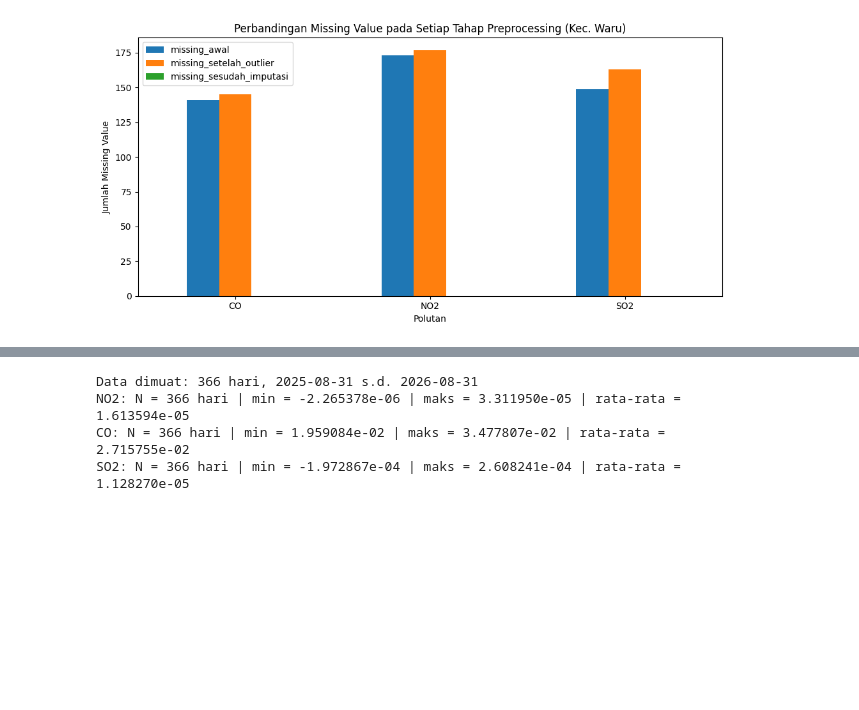
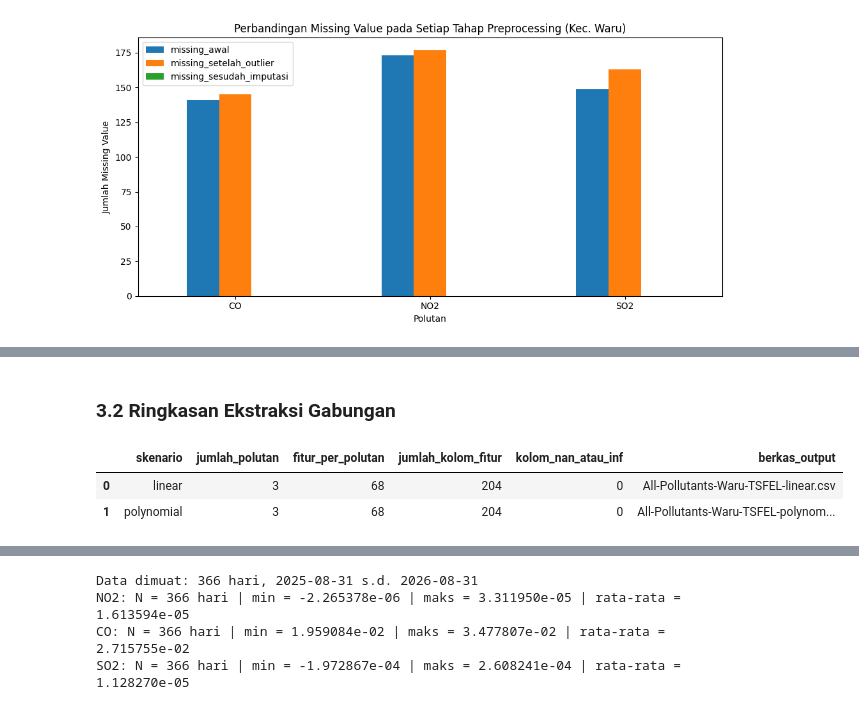
Before and after one commit to al-renaldy073/PSD, a Jupyter notebook: _sources/Ekstraksi Fitur TSFEL dan Perhitungan Manual pada Data Polutan Udara.ipynb, the cells around one changed output, grey strips where cells are left out. Saved outputs shown, nothing was run; the diff lists cells and outputs as text; code cells hidden in the pictures; blank space fills up the shorter version.

```diff
--- a/_sources/Ekstraksi Fitur TSFEL dan Perhitungan Manual pada Data Polutan Udara.ipynb
+++ b/_sources/Ekstraksi Fitur TSFEL dan Perhitungan Manual pada Data Polutan Udara.ipynb
@@ -636,0 +502,18 @@ Penjelasan kode di atas adalah sebagai berikut.
+# %%
+import re
+
+daftar_hasil = {}
+for skenario in SKENARIO:
+    nama_file = f"All-Pollutants-Waru-TSFEL-{skenario}.csv"
+    daftar_hasil[skenario] = pd.read_csv(nama_file)
+    h = daftar_hasil[skenario]
+    kolom_fitur = list(h.columns)
+    per_polutan = {p: sum(c.startswith(p + "_") for c in kolom_fitur) for p in pollutants}
+    print(f"[{skenario}] ukuran data: {h.shape} | kolom fitur: {len(kolom_fitur)} | per polutan: {per_polutan}")
+    display(h[kolom_fitur].iloc[:, :6])
+
+# Bandingkan kedua skenario: berapa kolom yang nilainya berbeda?
+a = daftar_hasil["linear"].select_dtypes("number")
+b = daftar_hasil["polynomial"].select_dtypes("number")
+beda = ~np.isclose(a.iloc[0].values, b.iloc[0].values, equal_nan=True)
+print(f"\nKolom yang nilainya berbeda antara linier dan polynomial: {beda.sum()} dari {len(beda)}")
@@ -636,0 +535,16 @@ Penjelasan kode di atas adalah sebagai berikut.
+# %% [markdown]
+### 3.2 Ringkasan Ekstraksi Gabungan
+# %%
+ringkasan = pd.DataFrame({
+    "skenario": SKENARIO,
+    "jumlah_polutan": [len(pollutants)] * len(SKENARIO),
+    "fitur_per_polutan": [len(FEATURE_LIST)] * len(SKENARIO),
+    "jumlah_kolom_fitur": [daftar_hasil[s].shape[1] for s in SKENARIO],
+    "kolom_nan_atau_inf": [int((~np.isfinite(daftar_hasil[s].select_dtypes("number").iloc[0])).sum()) for s in SKENARIO],
+    "berkas_output": [f"All-Pollutants-Waru-TSFEL-{s}.csv" for s in SKENARIO],
+})
+display(ringkasan)
+# %% [output]
+|  | skenario | jumlah_polutan | fitur_per_polutan | jumlah_kolom_fitur | kolom_nan_atau_inf | berkas_output |
+| 0 | linear | 3 | 68 | 204 | 0 | All-Pollutants-Waru-TSFEL-linear.csv |
+| 1 | polynomial | 3 | 68 | 204 | 0 | All-Pollutants-Waru-TSFEL-polynom... |
```
Also changed, not shown: parts of 55 cells of this notebook, 26 other files.
